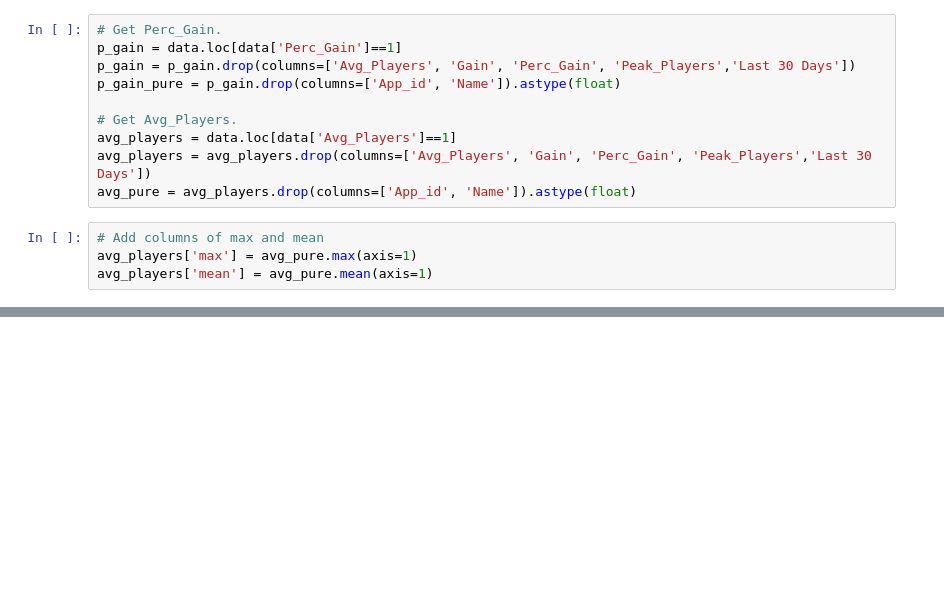
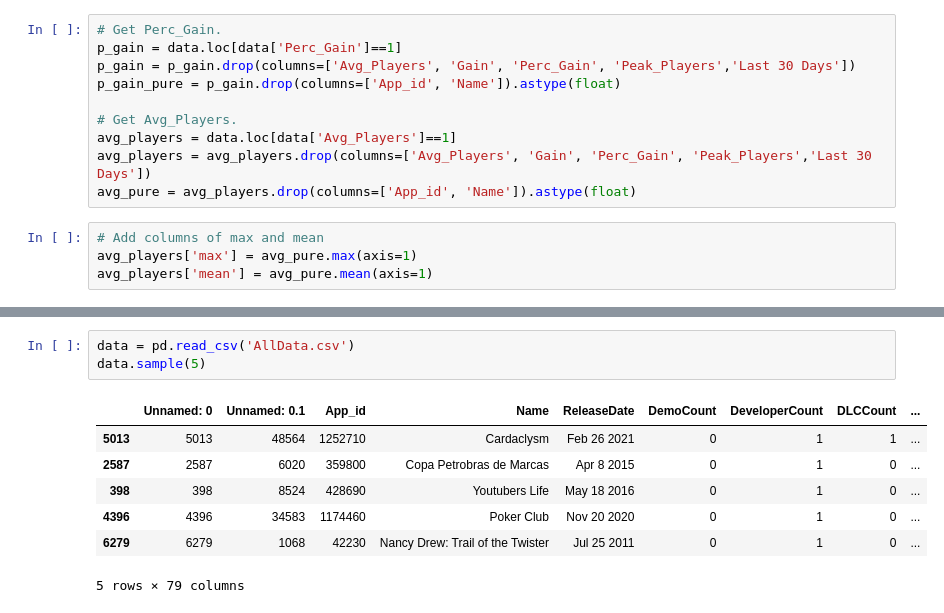
Before and after one commit to rsatijaUT/steaming-hot, a Jupyter notebook: Ling/PopularityAnalysis.ipynb, the cells around one changed output, grey strips where cells are left out. Drawn from its saved outputs; the diff is of its cells as text; blank space fills up the shorter version.

```diff
--- a/Ling/PopularityAnalysis.ipynb
+++ b/Ling/PopularityAnalysis.ipynb
@@ -70,3 +50,14 @@ data_craig.sample(5)
+# %%
+data = pd.read_csv('AllData.csv')
+data.sample(5)
+# %% [output]
+|  | Unnamed: 0 | Unnamed: 0.1 | App_id | Name | ReleaseDate | DemoCount | DeveloperCount | DLCCount | ... |
+| 5013 | 5013 | 48564 | 1252710 | Cardaclysm | Feb 26 2021 | 0 | 1 | 1 | ... |
+| 2587 | 2587 | 6020 | 359800 | Copa Petrobras de Marcas | Apr 8 2015 | 0 | 1 | 0 | ... |
+| 398 | 398 | 8524 | 428690 | Youtubers Life | May 18 2016 | 0 | 1 | 0 | ... |
+| 4396 | 4396 | 34583 | 1174460 | Poker Club | Nov 20 2020 | 0 | 1 | 0 | ... |
+| 6279 | 6279 | 1068 | 42230 | Nancy Drew: Trail of the Twister | Jul 25 2011 | 0 | 1 | 0 | ... |
+5 rows × 79 columns
 # %%
 #standard: a column name used to rank the games
 #ranks: a list of rank cutoffs
```
Also changed, not shown: parts of 9 cells of this notebook, 6 other files.
